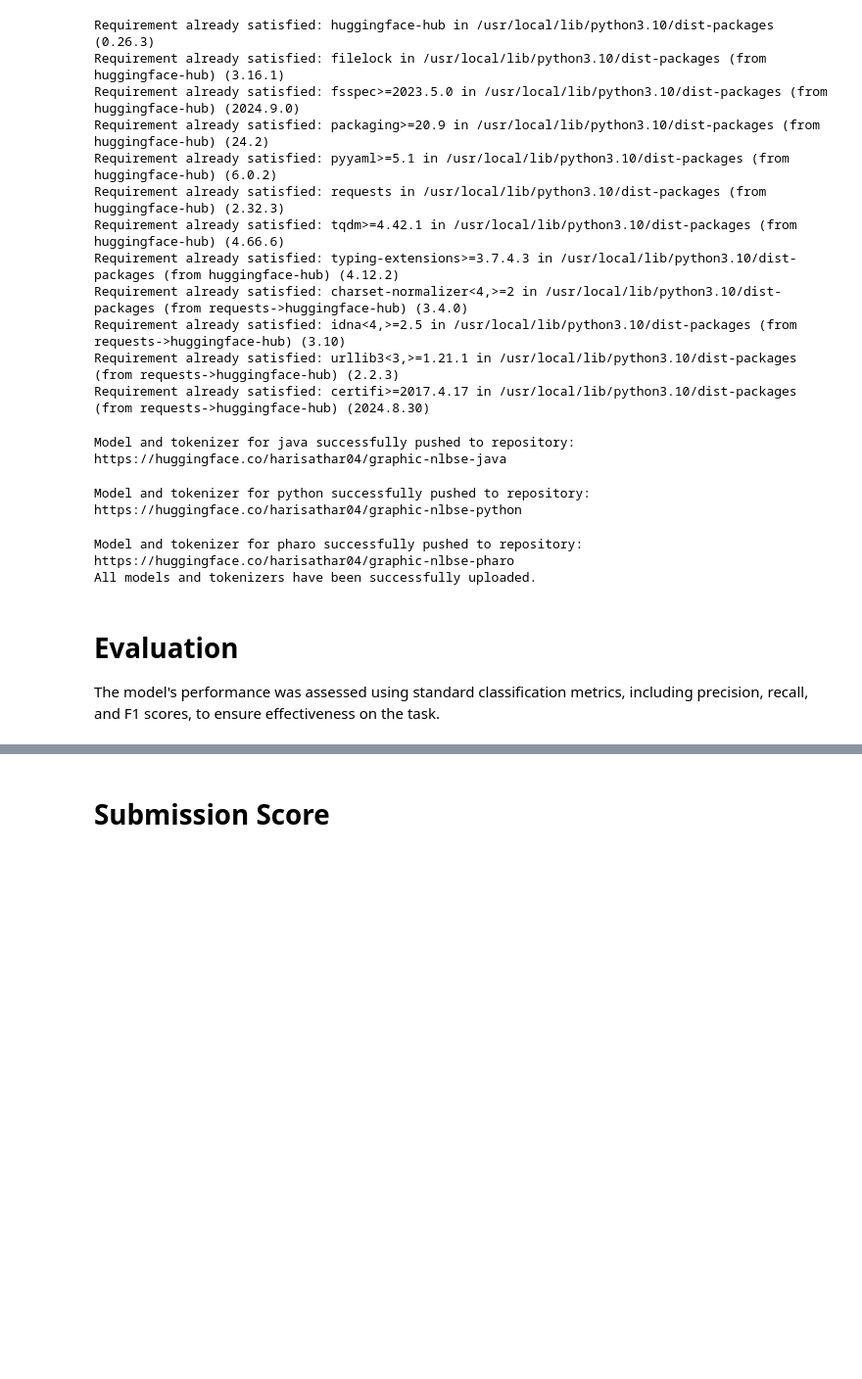
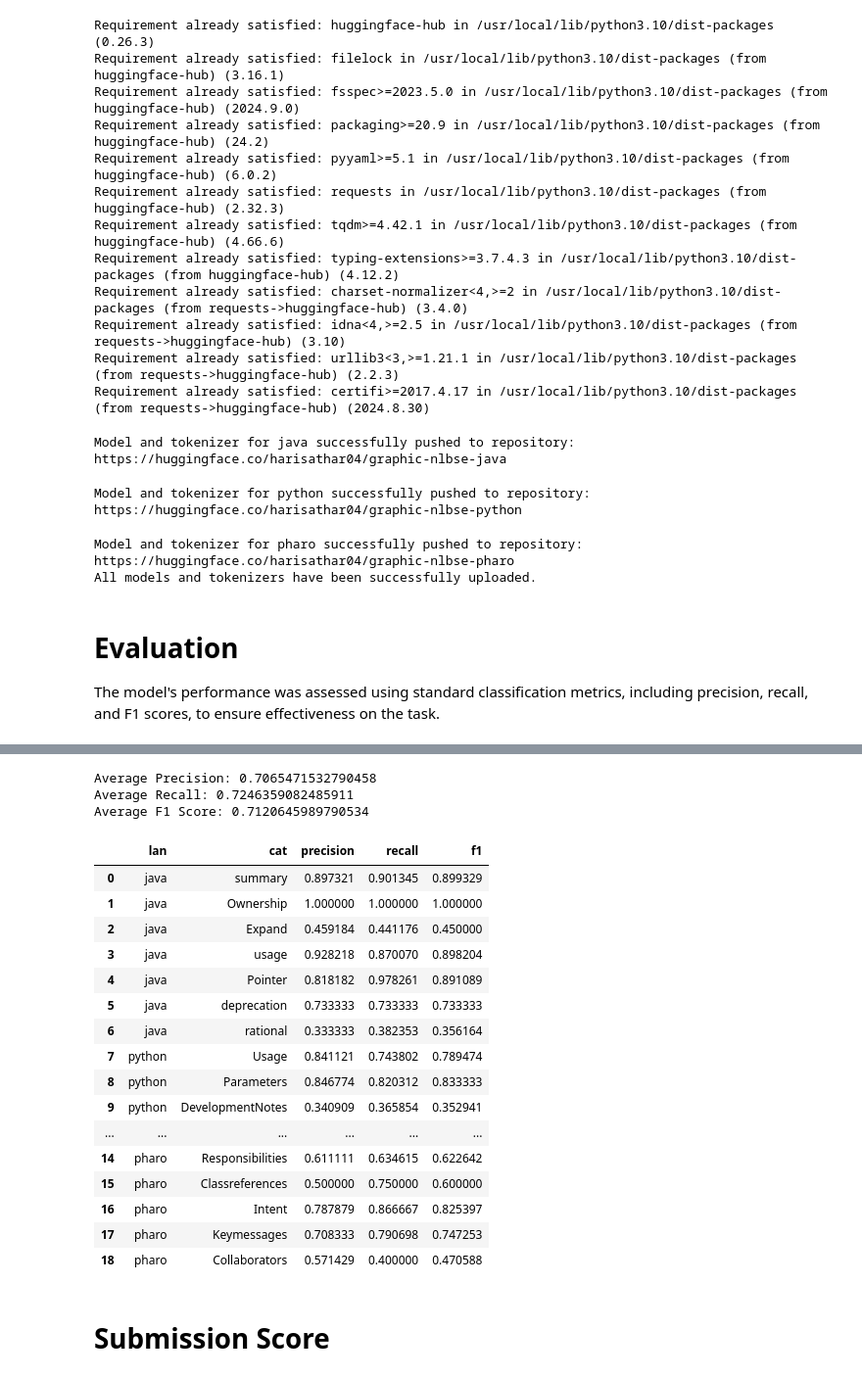
Before and after one commit to harisathar04/graphic-nlbse25, a Jupyter notebook: 2_GRAPHiC_creating_classifiers_(NLBSE'25).ipynb, the cells around one changed output, grey strips where cells are left out. Shown at 98% size. Saved outputs shown, nothing was run; the diff lists cells and outputs as text; code cells hidden in the pictures; blank space fills up the shorter version.

```diff
--- a/2_GRAPHiC_creating_classifiers_(NLBSE'25).ipynb
+++ b/2_GRAPHiC_creating_classifiers_(NLBSE'25).ipynb
@@ -107,7 +109,7 @@ Class weights for pharo: [1.0417335033416748, 0.3389919102191925, 0.756851255893
 from transformers import set_seed
 import torch.nn as nn
 
-tokenizer = AutoTokenizer.from_pretrained("huggingface/CodeBERTa-small-v1")
+tokenizer = AutoTokenizer.from_pretrained("microsoft/graphcodebert-base")
 
 def preprocess_data(examples):
     return tokenizer(examples['combo'], truncation=True, padding='longest')
@@ -135,7 +137,6 @@ class MultiLabelClassificationModel(torch.nn.Module):
 
 shared_hyperparams = {
     "batch_size": 4,
-    "seed": 42,
     "epochs": {
         "java": 6,
         "python": 11,
@@ -146,8 +147,6 @@ shared_hyperparams = {
 for lang in langs:
     print(f"Length of {lang} train dataset: {len(ds[lang + '_train'])}")
     print(f"Length of {lang} test dataset: {len(ds[lang + '_test'])}")
-
-    set_seed(shared_hyperparams["seed"])
 
     train_dataset = ds[lang + '_train']
 
@@ -167,7 +166,7 @@ for lang in langs:
 
     training_args = TrainingArguments(
         output_dir=f"./graphcodebert_models_{lang}",
-        eval_strategy="no",  # Disable validation
+        eval_strategy="no",
         save_strategy="epoch",
         logging_dir=f"./logs_{lang}",
         logging_steps=50,
@@ -185,7 +184,7 @@ for lang in langs:
     trainer = Trainer(
         model=model,
         args=training_args,
-        train_dataset=train_dataset,  # Entire dataset for training
+        train_dataset=train_dataset,
         tokenizer=tokenizer,
     )
 
@@ -462,3 +390,34 @@ Average F1 Score: 0.7134510707861819
+# %%
+avg_precision = scores['precision'].mean()
+avg_recall = scores['recall'].mean()
+avg_f1 = scores['f1'].mean()
+
+print(f"Average Precision: {avg_precision}")
+print(f"Average Recall: {avg_recall}")
+print(f"Average F1 Score: {avg_f1}")
+
+scores
+# %% [output]
+Average Precision: 0.7065471532790458
+Average Recall: 0.7246359082485911
+Average F1 Score: 0.7120645989790534
+|  | lan | cat | precision | recall | f1 |
+| 0 | java | summary | 0.897321 | 0.901345 | 0.899329 |
+| 1 | java | Ownership | 1.000000 | 1.000000 | 1.000000 |
+| 2 | java | Expand | 0.459184 | 0.441176 | 0.450000 |
+| 3 | java | usage | 0.928218 | 0.870070 | 0.898204 |
+| 4 | java | Pointer | 0.818182 | 0.978261 | 0.891089 |
+| 5 | java | deprecation | 0.733333 | 0.733333 | 0.733333 |
+| 6 | java | rational | 0.333333 | 0.382353 | 0.356164 |
+| 7 | python | Usage | 0.841121 | 0.743802 | 0.789474 |
+| 8 | python | Parameters | 0.846774 | 0.820312 | 0.833333 |
+| 9 | python | DevelopmentNotes | 0.340909 | 0.365854 | 0.352941 |
+| ... | ... | ... | ... | ... | ... |
+| 14 | pharo | Responsibilities | 0.611111 | 0.634615 | 0.622642 |
+| 15 | pharo | Classreferences | 0.500000 | 0.750000 | 0.600000 |
+| 16 | pharo | Intent | 0.787879 | 0.866667 | 0.825397 |
+| 17 | pharo | Keymessages | 0.708333 | 0.790698 | 0.747253 |
+| 18 | pharo | Collaborators | 0.571429 | 0.400000 | 0.470588 |
 # %% [markdown]
 # **Submission Score**
 # %%
```
Also changed, not shown: parts of 5 cells of this notebook.
